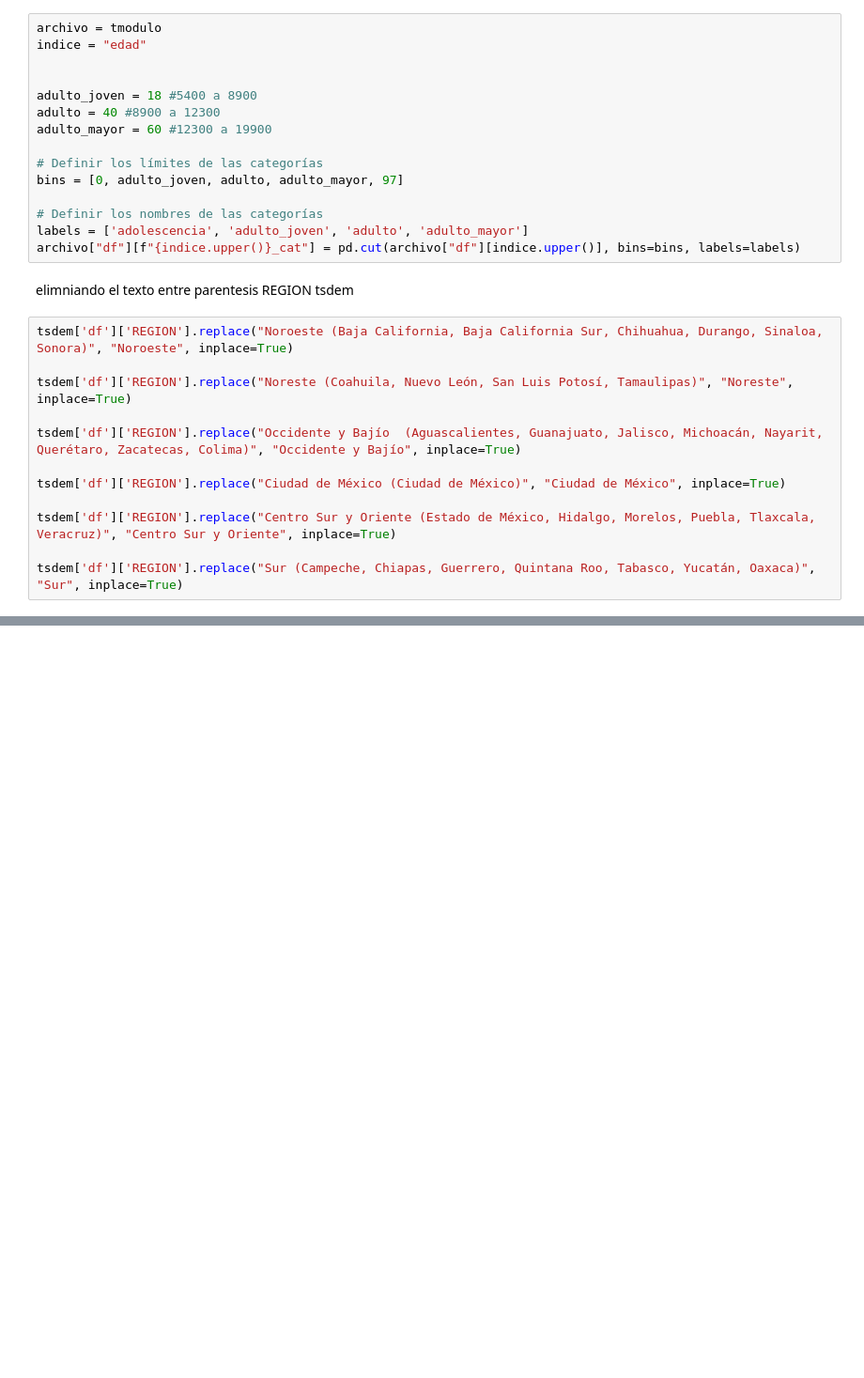
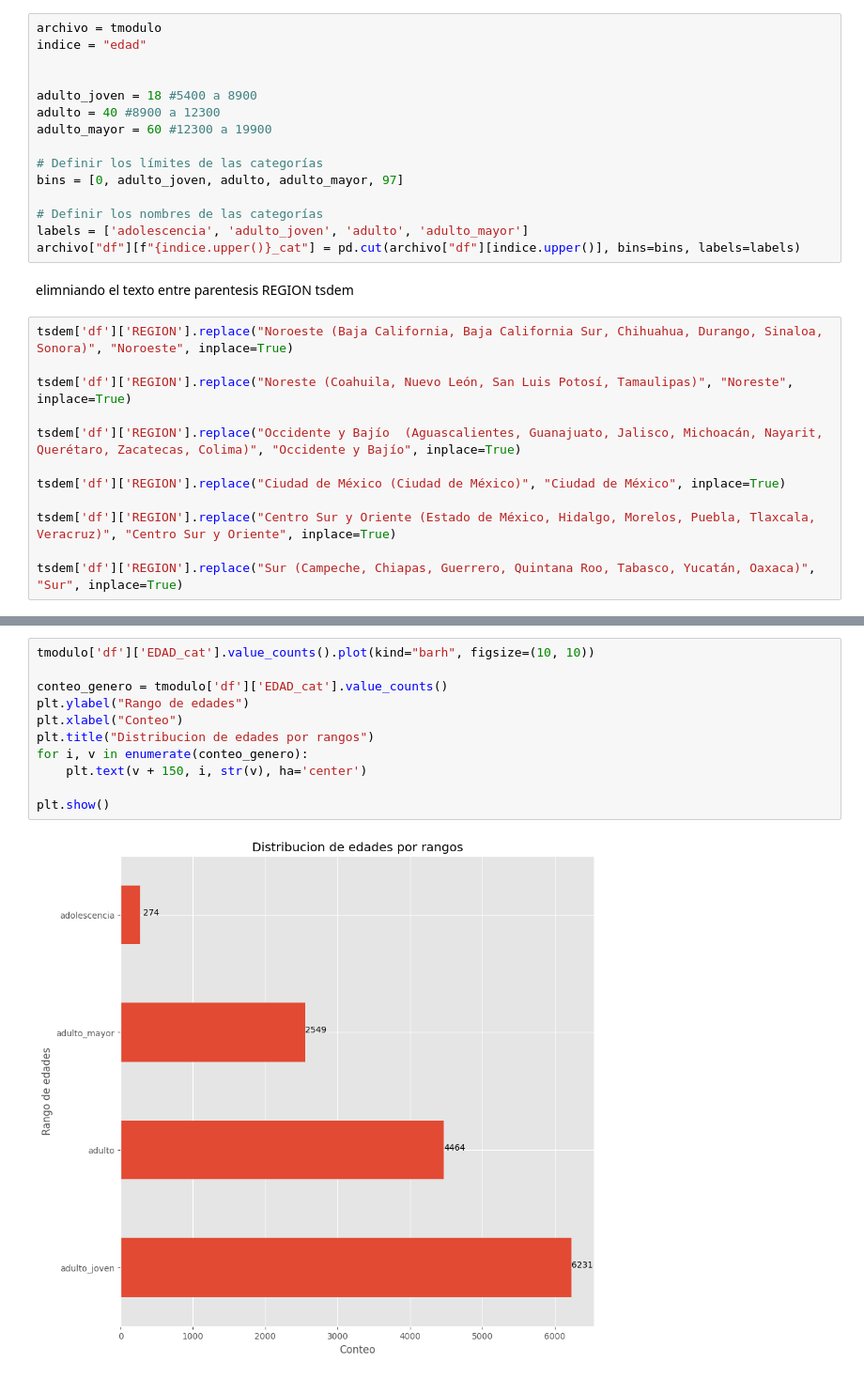
Before and after one commit to luiscarp/Analisis_ENIF, a Jupyter notebook: ENIF.ipynb, the cells around one changed output, grey strips where cells are left out. Shown: that part at 94% size. Drawn from its saved outputs; the diff is of its cells as text; blank space fills up the shorter version.

```diff
--- a/ENIF.ipynb
+++ b/ENIF.ipynb
@@ -506,0 +558,13 @@ Categories (6, object): ['Centro Sur y Oriente (Estado de México, Hidal..., 'Ci
+# %%
+tmodulo['df']['EDAD_cat'].value_counts().plot(kind="barh", figsize=(10, 10))
+
+conteo_genero = tmodulo['df']['EDAD_cat'].value_counts()
+plt.ylabel("Rango de edades")
+plt.xlabel("Conteo")
+plt.title("Distribucion de edades por rangos")
+for i, v in enumerate(conteo_genero):
+    plt.text(v + 150, i, str(v), ha='center')
+
+plt.show()
+# %% [output]
+[figure, added]
```
Also changed, not shown: parts of 23 cells of this notebook.
